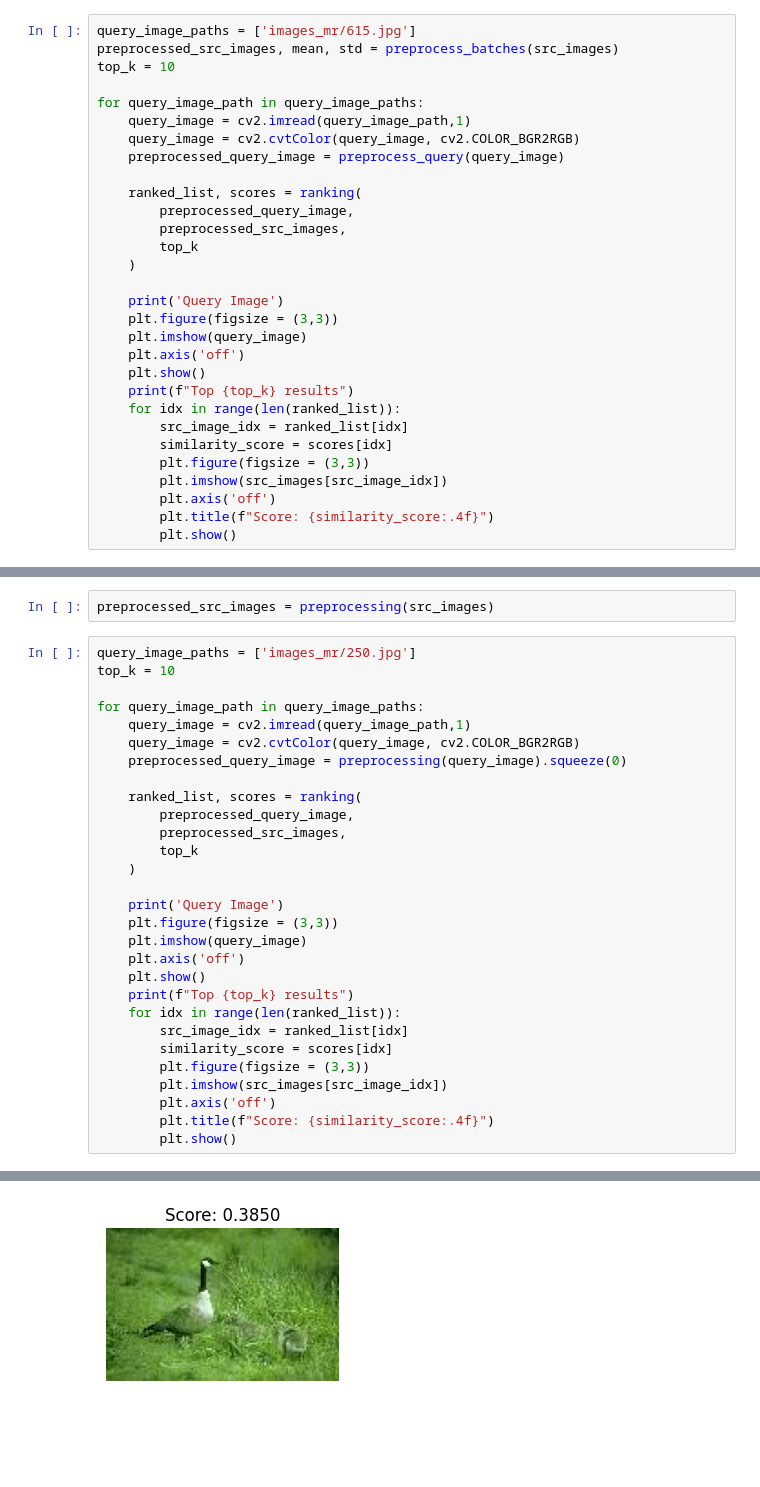
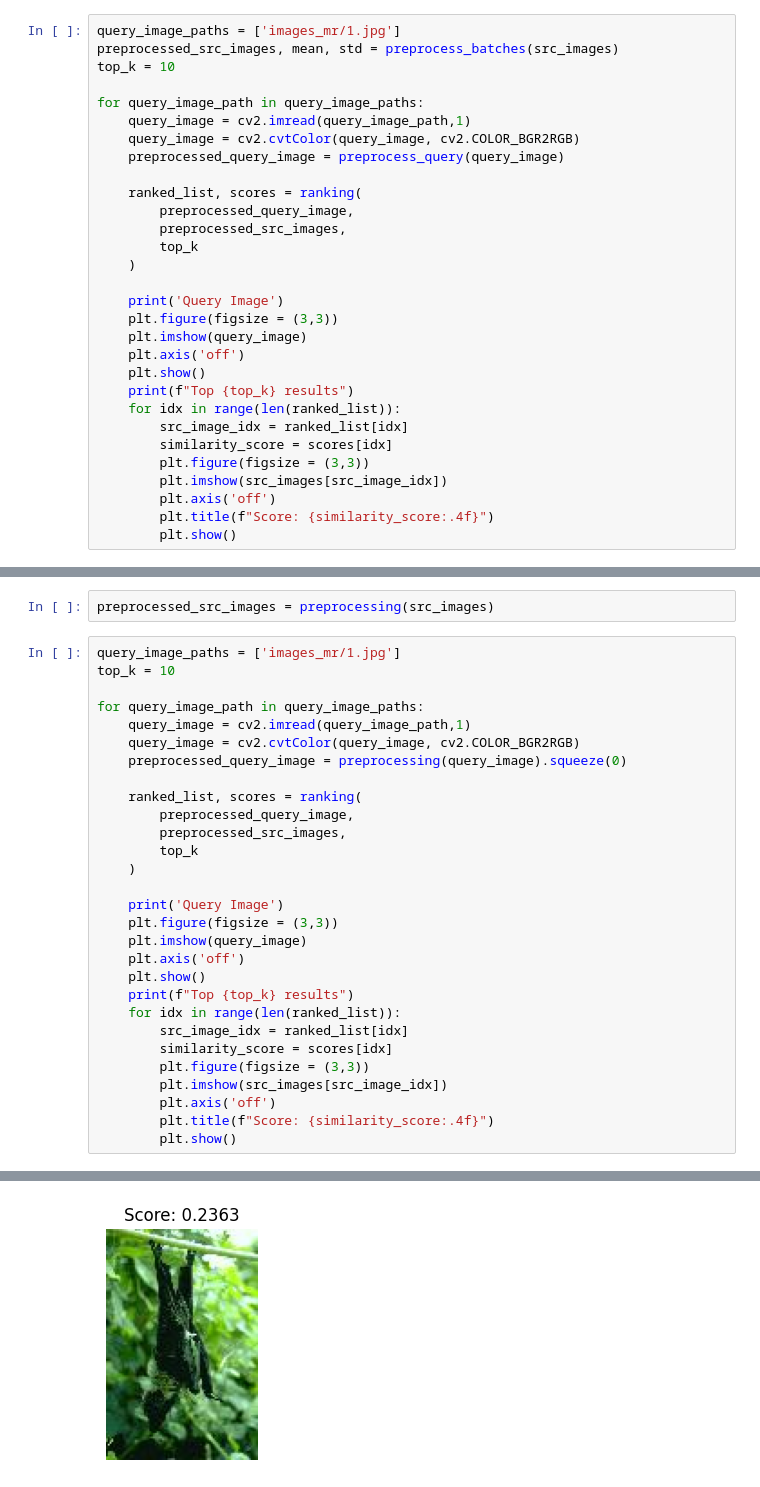
Before and after one commit to Trongnhat191/Image-Retrieval, a Jupyter notebook: Image_Retrieval.ipynb, the cells around one changed output, grey strips where cells are left out. Cells and saved outputs as stored; diff of their text form; blank space fills up the shorter version.

```diff
--- a/Image_Retrieval.ipynb
+++ b/Image_Retrieval.ipynb
@@ -148,5 +125,5 @@ def ranking(
 # %%
-query_image_paths = ['images_mr/615.jpg']
+query_image_paths = ['images_mr/1.jpg']
 preprocessed_src_images, mean, std = preprocess_batches(src_images)
 top_k = 10
 
@@ -250,7 +206,7 @@ def preprocessing(images):
 # %%
 preprocessed_src_images = preprocessing(src_images)
 # %%
-query_image_paths = ['images_mr/250.jpg']
+query_image_paths = ['images_mr/1.jpg']
 top_k = 10
 
 for query_image_path in query_image_paths:
@@ -286 +242 @@ Top 10 results
-[figure, old version]
+[figure, new version]
```
Also changed, not shown: parts of 23 cells of this notebook.
